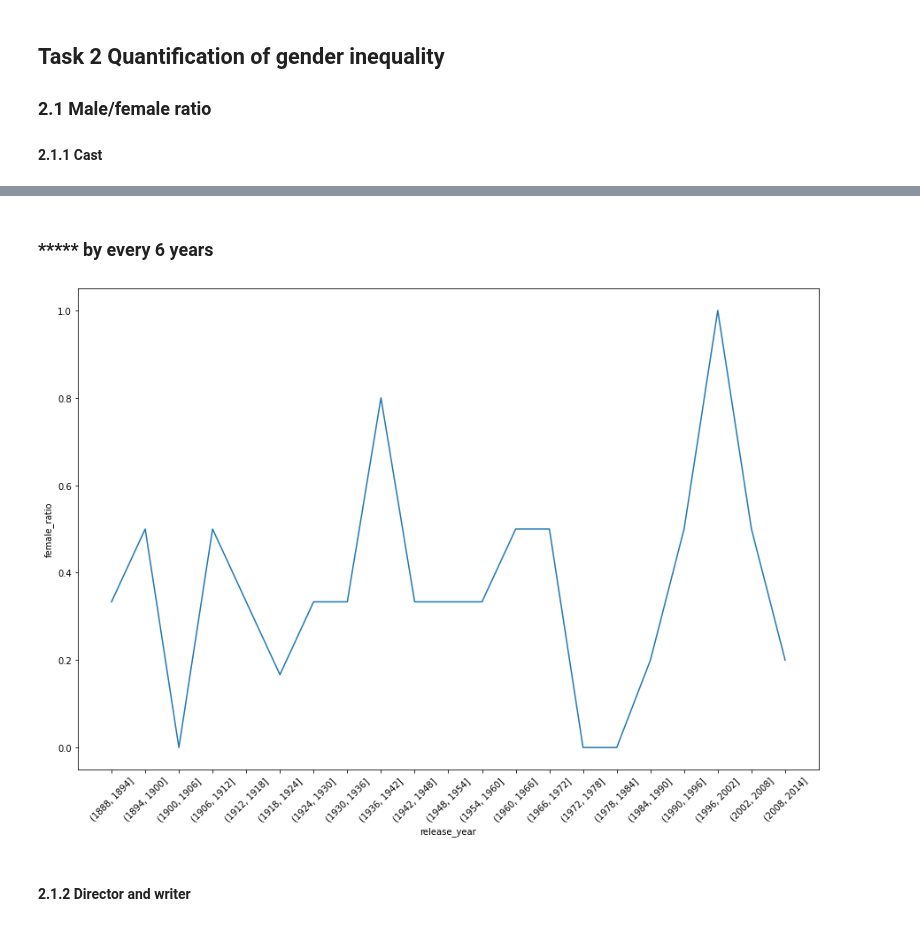
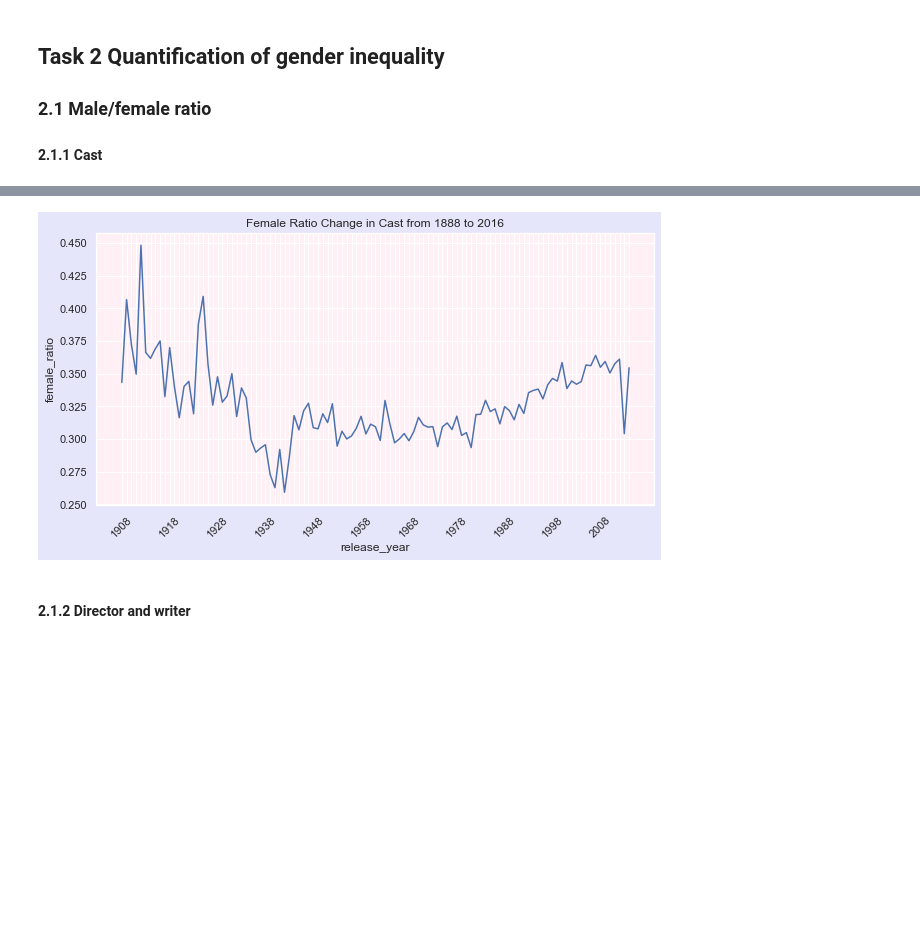
Before and after one commit to epfl-ada/ada-2022-project-yiyisoda, a Jupyter notebook: milestone_2.ipynb, the cells around one changed output, grey strips where cells are left out. Drawn from its saved outputs; the diff is of its cells as text; code cells hidden in the pictures; blank space fills up the shorter version.

```diff
--- a/milestone_2.ipynb
+++ b/milestone_2.ipynb
@@ -348,2 +300,0 @@ g = sns.lineplot(data=female_ratio_by_year,x='release_year',y='female_ratio')
-# %% [markdown]
-### ***** by every 6 years
@@ -357,9 +301,16 @@ female_ratio_by_6year['release_year'] = female_ratio_by_6year['release_year'].as
-# %%
-f, ax = plt.subplots(figsize=(15, 10))
-g = sns.lineplot(data=female_ratio_by_6year,x='release_year',y='female_ratio')
-g.tick_params(axis='x', rotation=45)
-# %% [output]
-[figure, removed]
+# %%
+f, ax = plt.subplots(figsize=(10, 5))
+sns.set(rc={'axes.facecolor':'lavenderblush', 'figure.facecolor':'lavender'})
+g = sns.lineplot(data=female_ratio_by_year,x='release_year',y='female_ratio',markers='o')
+g.set_title('Female Ratio Change in Cast from 1888 to 2016')
+g.tick_params(axis='x', rotation=45)
+for ind, label in enumerate(g.get_xticklabels()):
+    if ind % 10 == 0:  # every 10th label is kept
+        label.set_visible(True)
+    else:
+        label.set_visible(False)
+# %% [output]
+[figure, added]
 # %% [markdown]
 #### 2.1.2 Director and writer
 # %%
```
Also changed, not shown: parts of 15 cells of this notebook.
